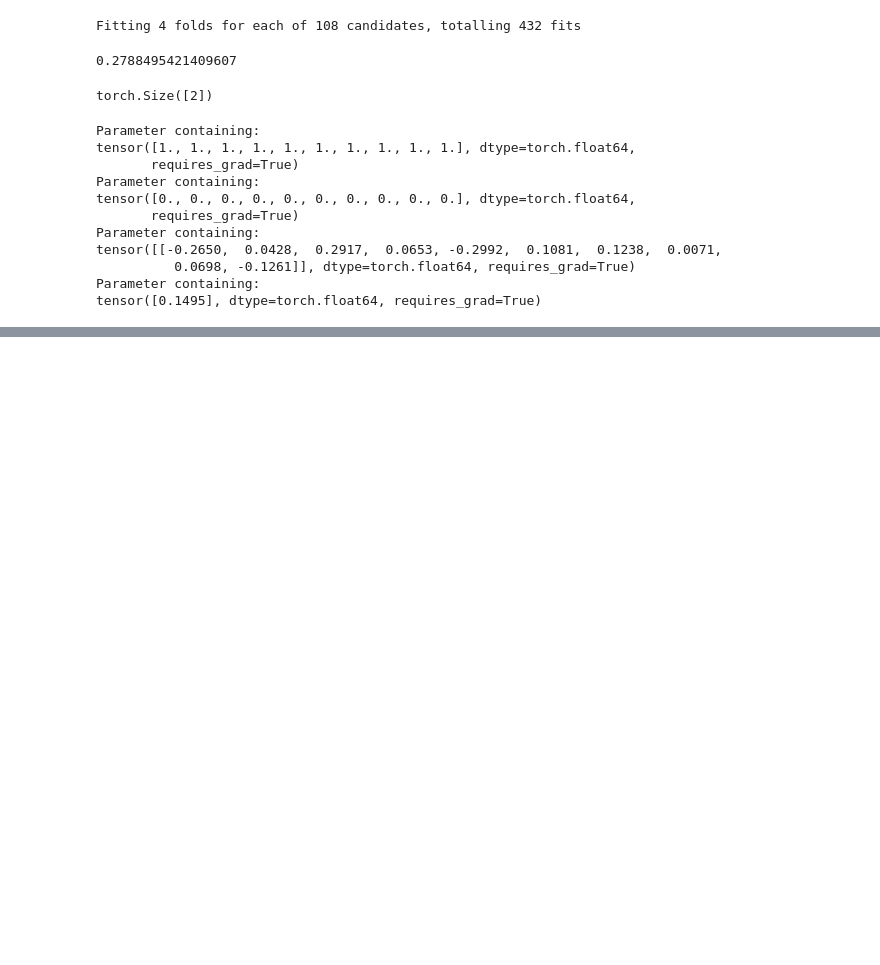
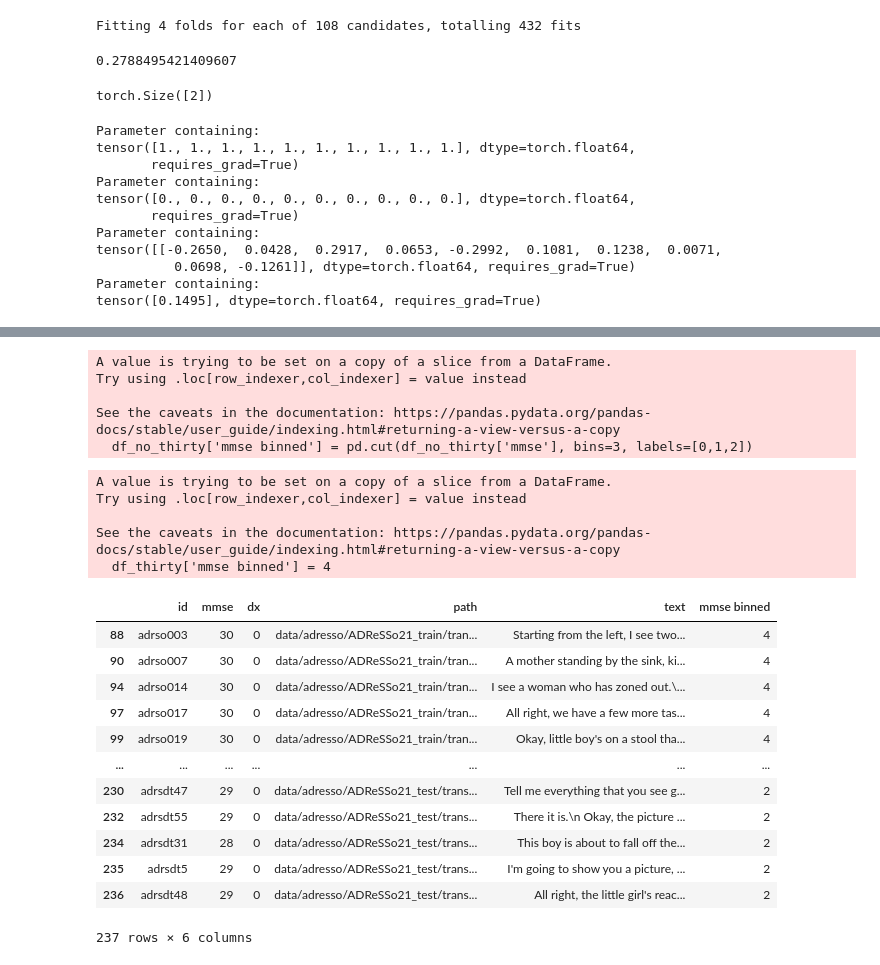
Before and after one commit to aviadsusman/nona, a Jupyter notebook: scratch.ipynb, the cells around one changed output, grey strips where cells are left out. Drawn from its saved outputs; the diff is of its cells as text; code cells hidden in the pictures; blank space fills up the shorter version.

```diff
--- a/scratch.ipynb
+++ b/scratch.ipynb
@@ -487,0 +727,35 @@ tensor([0.1495], dtype=torch.float64, requires_grad=True)
+# %%
+df_no_thirty['mmse binned'] = pd.cut(df_no_thirty['mmse'], bins=3, labels=[0,1,2])
+# %% [output]
+A value is trying to be set on a copy of a slice from a DataFrame.
+Try using .loc[row_indexer,col_indexer] = value instead
+
+See the caveats in the documentation: https://pandas.pydata.org/pandas-docs/stable/user_guide/indexing.html#returning-a-view-versus-a-copy
+  df_no_thirty['mmse binned'] = pd.cut(df_no_thirty['mmse'], bins=3, labels=[0,1,2])
+# %%
+df_thirty = full_df[full_df['mmse']==30]
+df_thirty['mmse binned'] = 4
+# %% [output]
+A value is trying to be set on a copy of a slice from a DataFrame.
+Try using .loc[row_indexer,col_indexer] = value instead
+
+See the caveats in the documentation: https://pandas.pydata.org/pandas-docs/stable/user_guide/indexing.html#returning-a-view-versus-a-copy
+  df_thirty['mmse binned'] = 4
+# %%
+full_df_binned = pd.concat([df_thirty, df_no_thirty])
+# %%
+full_df_binned
+# %% [output]
+|  | id | mmse | dx | path | text | mmse binned |
+| 88 | adrso003 | 30 | 0 | data/adresso/ADReSSo21_train/tran... | Starting from the left, I see two... | 4 |
+| 90 | adrso007 | 30 | 0 | data/adresso/ADReSSo21_train/tran... | A mother standing by the sink, ki... | 4 |
+| 94 | adrso014 | 30 | 0 | data/adresso/ADReSSo21_train/tran... | I see a woman who has zoned out.\... | 4 |
+| 97 | adrso017 | 30 | 0 | data/adresso/ADReSSo21_train/tran... | All right, we have a few more tas... | 4 |
+| 99 | adrso019 | 30 | 0 | data/adresso/ADReSSo21_train/tran... | Okay, little boy's on a stool tha... | 4 |
+| ... | ... | ... | ... | ... | ... | ... |
+| 230 | adrsdt47 | 29 | 0 | data/adresso/ADReSSo21_test/trans... | Tell me everything that you see g... | 2 |
+| 232 | adrsdt55 | 29 | 0 | data/adresso/ADReSSo21_test/trans... | There it is.\n Okay, the picture ... | 2 |
+| 234 | adrsdt31 | 28 | 0 | data/adresso/ADReSSo21_test/trans... | This boy is about to fall off the... | 2 |
+| 235 | adrsdt5 | 29 | 0 | data/adresso/ADReSSo21_test/trans... | I'm going to show you a picture, ... | 2 |
+| 236 | adrsdt48 | 29 | 0 | data/adresso/ADReSSo21_test/trans... | All right, the little girl's reac... | 2 |
+237 rows × 6 columns
```
Also changed, not shown: parts of 41 cells of this notebook, 4 other files.
